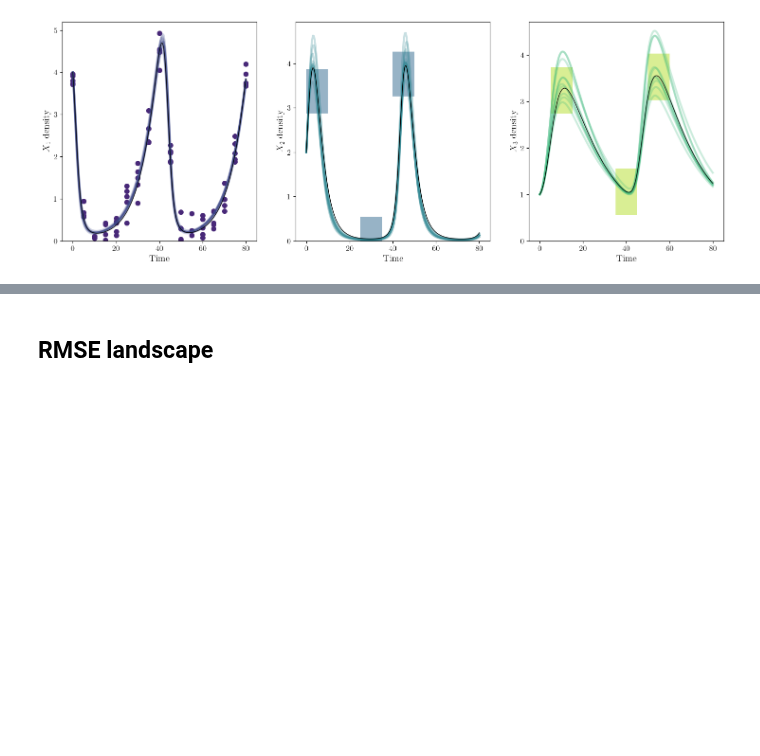
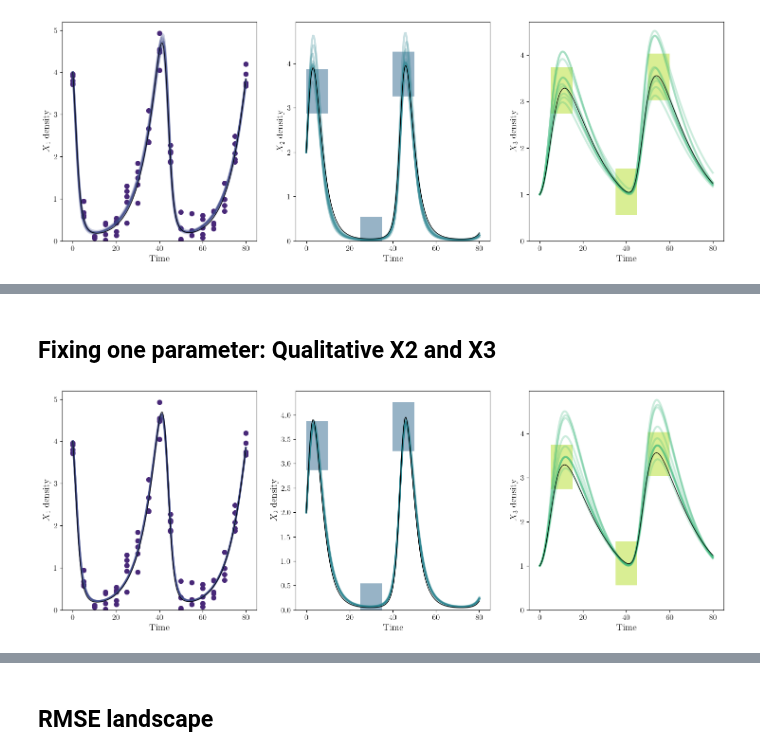
Before and after one commit to systemsmedicine/CrossLabFit, a Jupyter notebook: pyNotebooks/LotkVolterra_v2.ipynb, the cells around one changed output, grey strips where cells are left out. Cells and saved outputs as stored; diff of their text form; code cells hidden in the pictures; blank space fills up the shorter version.

Commit message:
Issues when fixing one parameter

```diff
--- a/pyNotebooks/LotkVolterra_v2.ipynb
+++ b/pyNotebooks/LotkVolterra_v2.ipynb
@@ -205,7 +205,7 @@ dfData = pd.read_csv('LVdata_noise.data', sep=' ')
 dfQual = pd.read_csv('LVdata_qual.data', sep=' ')
 dfQual_x2 = pd.read_csv('LVdata_qual_x2.data', sep=' ')
 # %%
-dfParams = pd.read_csv('../bestPars.dat', sep=' ', names=names)
+dfParams = pd.read_csv('bestPars_x2x3.dat', sep=' ', names=names)
 # %%
 X1_0 = 4
 X2_0 = 2
@@ -282 +282,7 @@ sns.scatterplot(df2, x='Parameters', y='Values', label='Ground truth', color='k'
 [figure]
+# %% [markdown]
+## Fixing one parameter: Qualitative X2 and X3
+# %%
+dfData = pd.read_csv('LVdata_noise.data', sep=' ')
+dfQual = pd.read_csv('LVdata_qual.data', sep=' ')
+dfQual_x2 = pd.read_csv('LVdata_qual_x2.data', sep=' ')
@@ -282,0 +302,51 @@ sns.scatterplot(df2, x='Parameters', y='Values', label='Ground truth', color='k'
+# %%
+for i in range(dfParams.shape[0]):
+    a1 = dfParams['a1'][i]
+    a2 = dfParams['a2'][i]
+    a3 = dfParams['a3'][i]
+    a4 = dfParams['a4'][i]
+    a5 = dfParams['a5'][i]
+    a6 = dfParams['a6'][i]
+    a7 = dfParams['a7'][i]
+
+    sol = odeint(modelLV, Y0, t, args=(a1, a2, a3, a4, a5, a6, a7))
+    X1.append(sol[:,0])
+    X2.append(sol[:,1])
+    X3.append(sol[:,2])
+# %%
+fig, axs = plt.subplots(nrows=1, ncols=3, figsize=(18,6), facecolor='white')
+
+for i in range(dfParams.shape[0]):
+    axs[0].plot(t, X1[i], lw=3, color=palette[1], alpha=0.25)
+    axs[1].plot(t, X2[i], lw=3, color=palette[3], alpha=0.25)
+    axs[2].plot(t, X3[i], lw=3, color=palette[5], alpha=0.25)
+
+
+axs[0].scatter(x=dfData['Time'], y=dfData['X1'], color=palette[0], lw=2)
+
+timeWindow = 10
+valueWindow = 1
+
+for i in range(len(dfQual_x2['Time'])):
+    rect = plt.Rectangle((dfQual_x2['Time'].values[i]- timeWindow/2, dfQual_x2['Value'].values[i] - valueWindow/2),
+                         timeWindow, valueWindow, fc=palette[2], alpha = 0.5)
+    axs[1].add_patch(rect)
+
+for i in range(len(dfQual['Time'])):
+    rect = plt.Rectangle((dfQual['Time'].values[i]- timeWindow/2, dfQual['Value'].values[i] - valueWindow/2),
+                         timeWindow, valueWindow, fc=palette[7], alpha = 0.5)
+    axs[2].add_patch(rect)
+
+axs[0].plot(t, X1_g, lw=1, color='k')
+axs[1].plot(t, X2_g, lw=1, color='k')
+axs[2].plot(t, X3_g, lw=1, color='k')
+
+axs[0].set_ylabel('$X_1$ density')
+axs[1].set_ylabel('$X_2$ density')
+axs[2].set_ylabel('$X_3$ density')
+
+plt.setp(axs, xlim=(-5,85), xlabel='Time', ylim=(0))
+
+plt.show()
+# %% [output]
+[figure, added]
```
Also changed, not shown: parts of 7 cells of this notebook, 4 other files.
